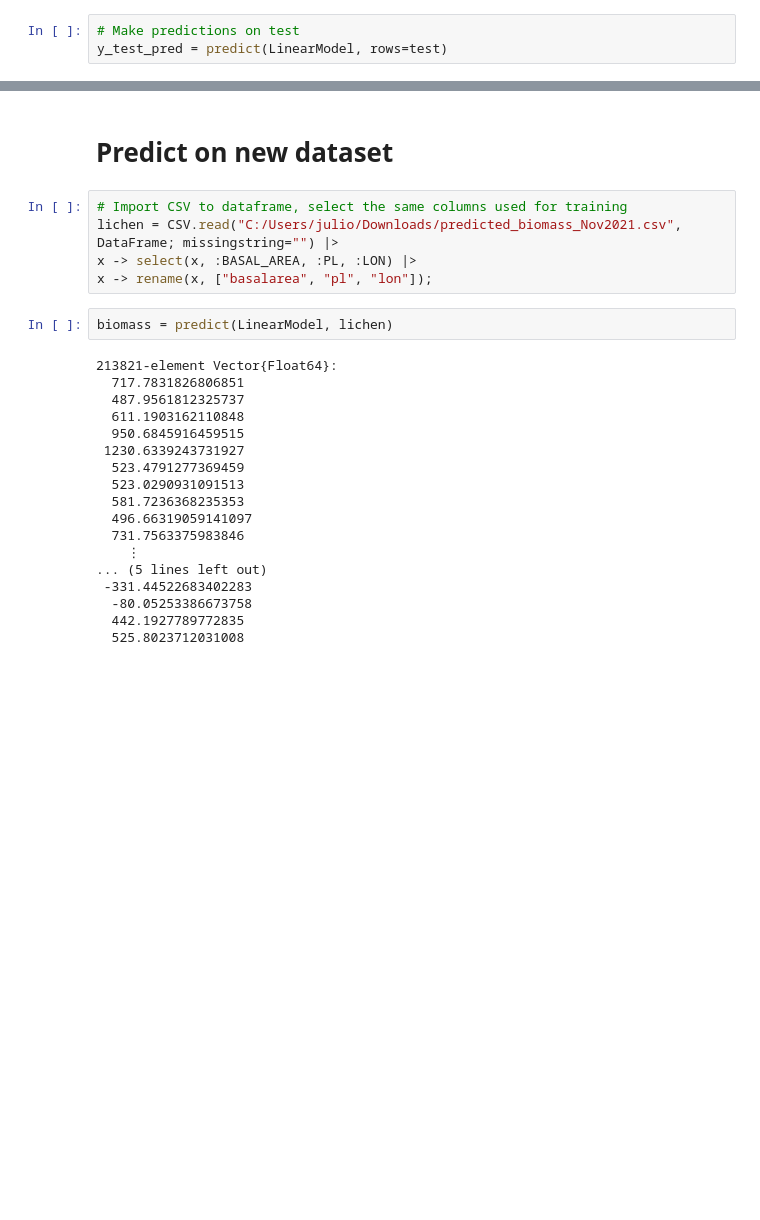
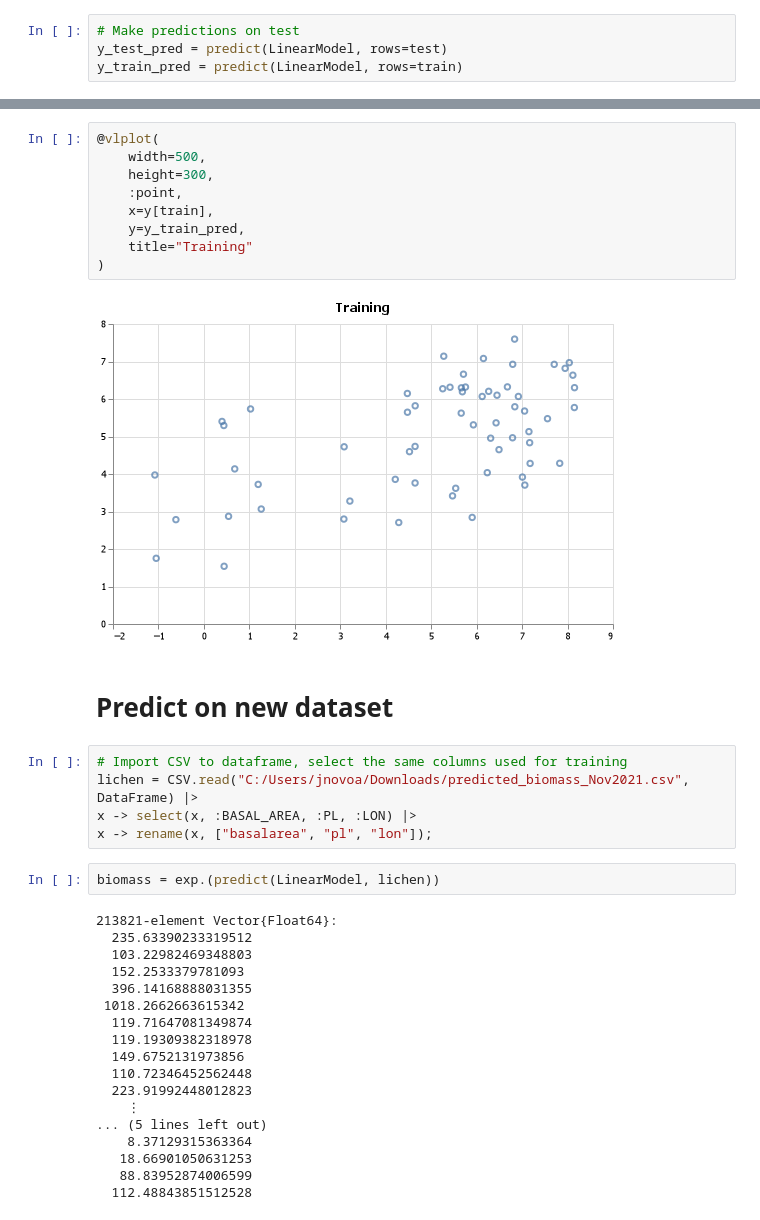
Before and after one commit to julionovoa/jl-sandbox, a Jupyter notebook: code/lichen-linearregressor.ipynb, the cells around one changed output, grey strips where cells are left out. Cells and saved outputs as stored; diff of their text form; blank space fills up the shorter version.

```diff
--- a/code/lichen-linearregressor.ipynb
+++ b/code/lichen-linearregressor.ipynb
@@ -77,4 +77,5 @@ fp = fitted_params(LinearModel)
 # %%
 # Make predictions on test
 y_test_pred = predict(LinearModel, rows=test)
+y_train_pred = predict(LinearModel, rows=train)
 # %% [output]
@@ -110,27 +124,38 @@ residuals = y_test_pred - y[test]
+# %%
+@vlplot(
+    width=500,
+    height=300,
+    :point,
+    x=y[train],
+    y=y_train_pred,
+    title="Training"
+)
+# %% [output]
+[figure, added]
 # %% [markdown]
 # Predict on new dataset
 # %%
 # Import CSV to dataframe, select the same columns used for training
-lichen = CSV.read("C:/Users/julio/Downloads/predicted_biomass_Nov2021.csv", DataFrame; missingstring="") |>
+lichen = CSV.read("C:/Users/jnovoa/Downloads/predicted_biomass_Nov2021.csv", DataFrame) |>
 x -> select(x, :BASAL_AREA, :PL, :LON) |>
 x -> rename(x, ["basalarea", "pl", "lon"]);
 # %%
-biomass = predict(LinearModel, lichen)
+biomass = exp.(predict(LinearModel, lichen))
 # %% [output]
 213821-element Vector{Float64}:
-  717.7831826806851
-  487.9561812325737
-  611.1903162110848
-  950.6845916459515
- 1230.6339243731927
-  523.4791277369459
-  523.0290931091513
-  581.7236368235353
-  496.66319059141097
-  731.7563375983846
+  235.63390233319512
+  103.22982469348803
+  152.2533379781093
+  396.14168888031355
+ 1018.2662663615342
+  119.71647081349874
+  119.19309382318978
+  149.6752131973856
+  110.72346452562448
+  223.91992448012823
     ⋮
 ... (5 lines left out)
- -331.44522683402283
-  -80.05253386673758
-  442.1927789772835
-  525.8023712031008
+    8.37129315363364
+   18.66901050631253
+   88.83952874006599
+  112.48843851512528
```
Also changed, not shown: parts of 16 cells of this notebook, 1 other file.
